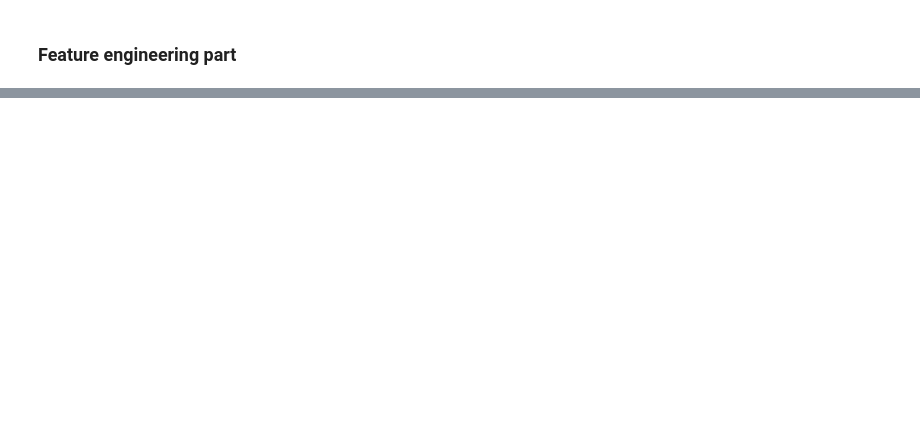
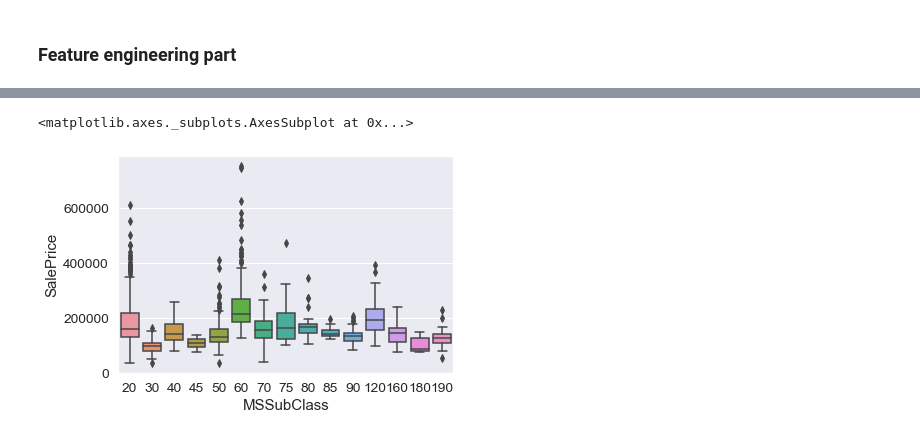
Before and after one commit to nastyh/Feature-Engineering--House-Prices, a Jupyter notebook: Features_for_MLOps.ipynb, the cells around one changed output, grey strips where cells are left out. Saved outputs shown, nothing was run; the diff lists cells and outputs as text; code cells hidden in the pictures; blank space fills up the shorter version.

Commit message:
Saturday: see description
loop for cardinality
scatter plots for numeric
box plots for categorical
correlation heatmap
Features for deletion
New features: sq footage, age

```diff
--- a/Features_for_MLOps.ipynb
+++ b/Features_for_MLOps.ipynb
@@ -153,0 +182,8 @@ for l in cols_list:
+# %%
+train['MSSubClass'] = train['MSSubClass'].astype('category')
+# %%
+sns.boxplot(x = 'MSSubClass', y = 'SalePrice', data = train)
+# outliers: 60 2-STORY 1946 & NEWER; 20 1-STORY 1946 & NEWER ALL STYLES
+# %% [output]
+<matplotlib.axes._subplots.AxesSubplot at 0x...>
+[figure, added]
```
Also changed, not shown: parts of 30 cells of this notebook.
